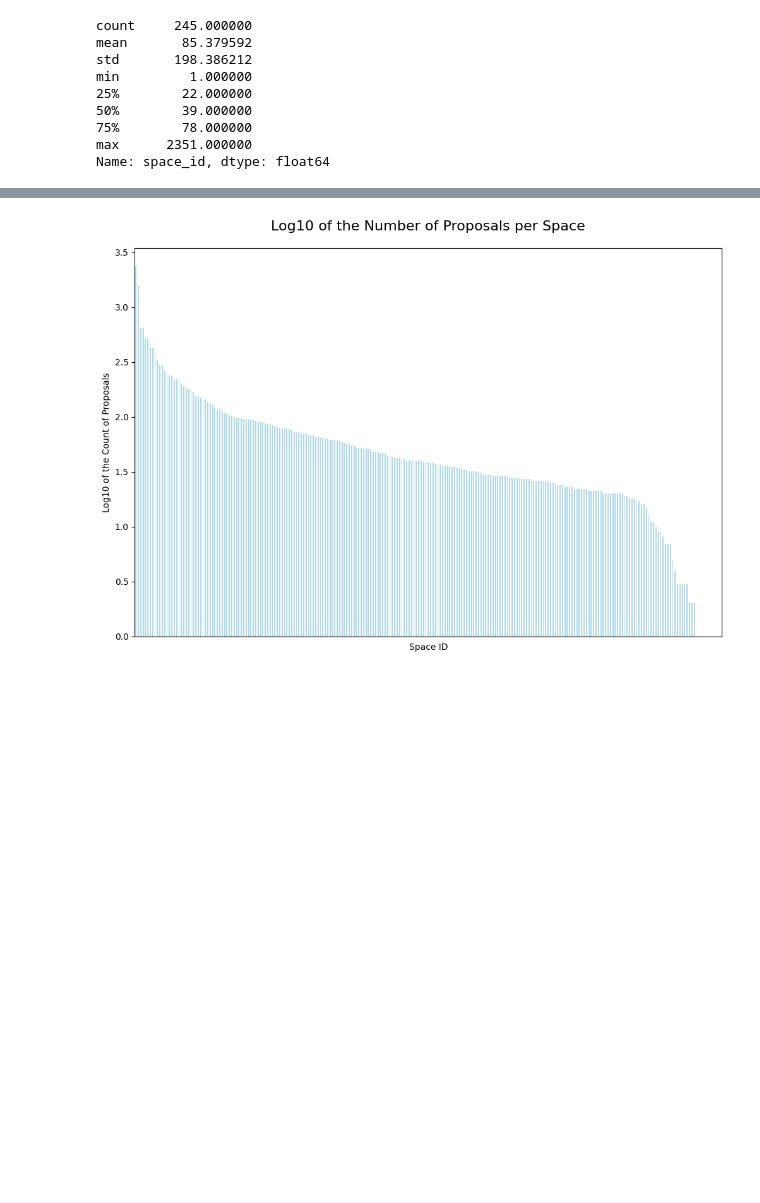
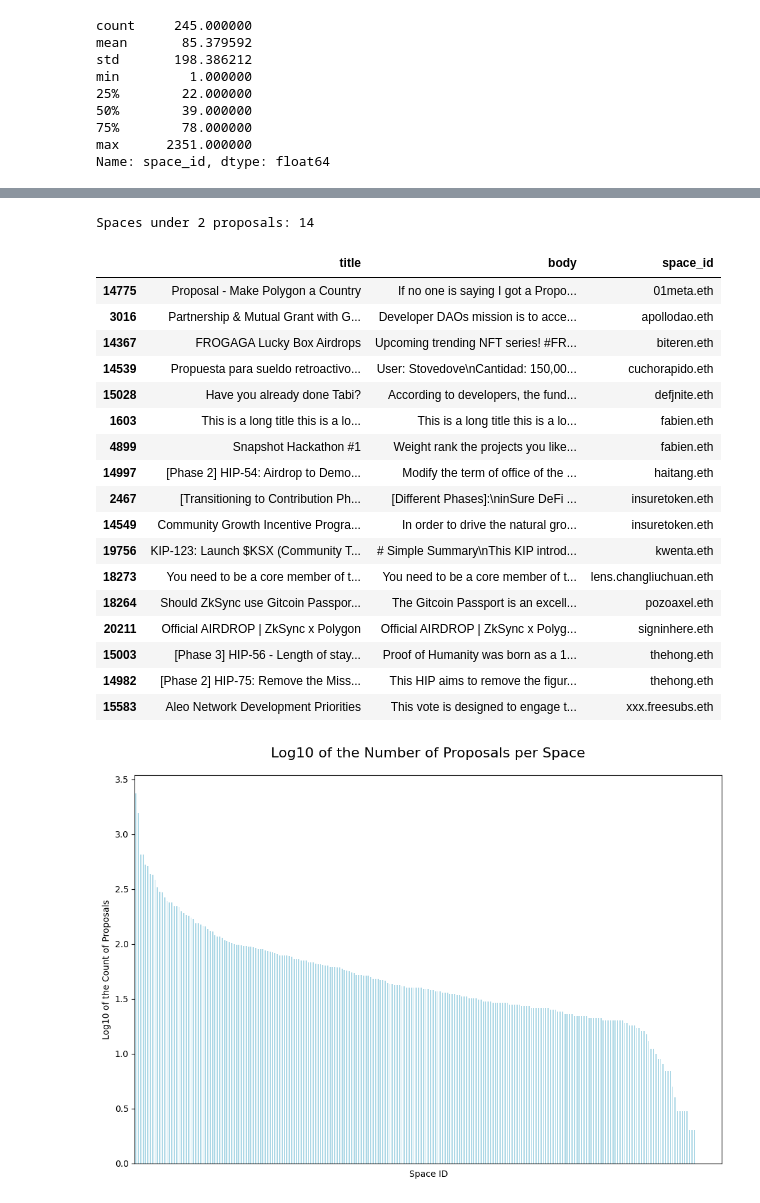
Before and after one commit to snu-digital-finance/dao-proposal, a Jupyter notebook: proposal_EDA.ipynb, the cells around one changed output, grey strips where cells are left out. Cells and saved outputs as stored; diff of their text form; code cells hidden in the pictures; blank space fills up the shorter version.

```diff
--- a/proposal_EDA.ipynb
+++ b/proposal_EDA.ipynb
@@ -239,3 +280,29 @@ Name: space_id, dtype: float64
+# %%
+temp = space_counts[space_counts <= 2].index.tolist()
+
+print("Spaces under 2 proposals:", len(temp))
+
+df[df["space_id"].isin(temp)][["title", "body", "space_id"]].sort_values(by="space_id")
+# %% [output]
+Spaces under 2 proposals: 14
+|  | title | body | space_id |
+| 14775 | Proposal - Make Polygon a Country | If no one is saying I got a Propo... | 01meta.eth |
+| 3016 | Partnership & Mutual Grant with G... | Developer DAOs mission is to acce... | apollodao.eth |
+| 14367 | FROGAGA Lucky Box Airdrops | Upcoming trending NFT series! #FR... | biteren.eth |
+| 14539 | Propuesta para sueldo retroactivo... | User: Stovedove\nCantidad: 150,00... | cuchorapido.eth |
+| 15028 | Have you already done Tabi? | According to developers, the fund... | defjnite.eth |
+| 1603 | This is a long title this is a lo... | This is a long title this is a lo... | fabien.eth |
+| 4899 | Snapshot Hackathon #1 | Weight rank the projects you like... | fabien.eth |
+| 14997 | [Phase 2] HIP-54: Airdrop to Demo... | Modify the term of office of the ... | haitang.eth |
+| 2467 | [Transitioning to Contribution Ph... | [Different Phases]:\ninSure DeFi ... | insuretoken.eth |
+| 14549 | Community Growth Incentive Progra... | In order to drive the natural gro... | insuretoken.eth |
+| 19756 | KIP-123: Launch $KSX (Community T... | # Simple Summary\nThis KIP introd... | kwenta.eth |
+| 18273 | You need to be a core member of t... | You need to be a core member of t... | lens.changliuchuan.eth |
+| 18264 | Should ZkSync use Gitcoin Passpor... | The Gitcoin Passport is an excell... | pozoaxel.eth |
+| 20211 | Official AIRDROP | ZkSync x Polygon | Official AIRDROP | ZkSync x Polyg... | signinhere.eth |
+| 15003 | [Phase 3] HIP-56 - Length of stay... | Proof of Humanity was born as a 1... | thehong.eth |
+| 14982 | [Phase 2] HIP-75: Remove the Miss... | This HIP aims to remove the figur... | thehong.eth |
+| 15583 | Aleo Network Development Priorities | This vote is designed to engage t... | xxx.freesubs.eth |
 # %%
 log_space_counts = np.log10(space_counts)
 
```
Also changed, not shown: parts of 11 cells of this notebook.
